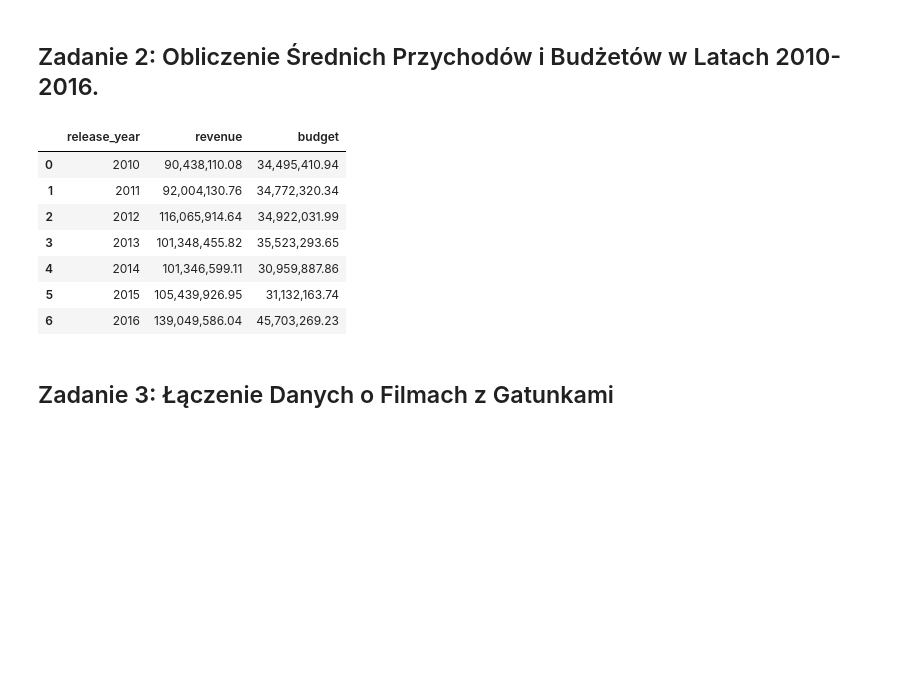
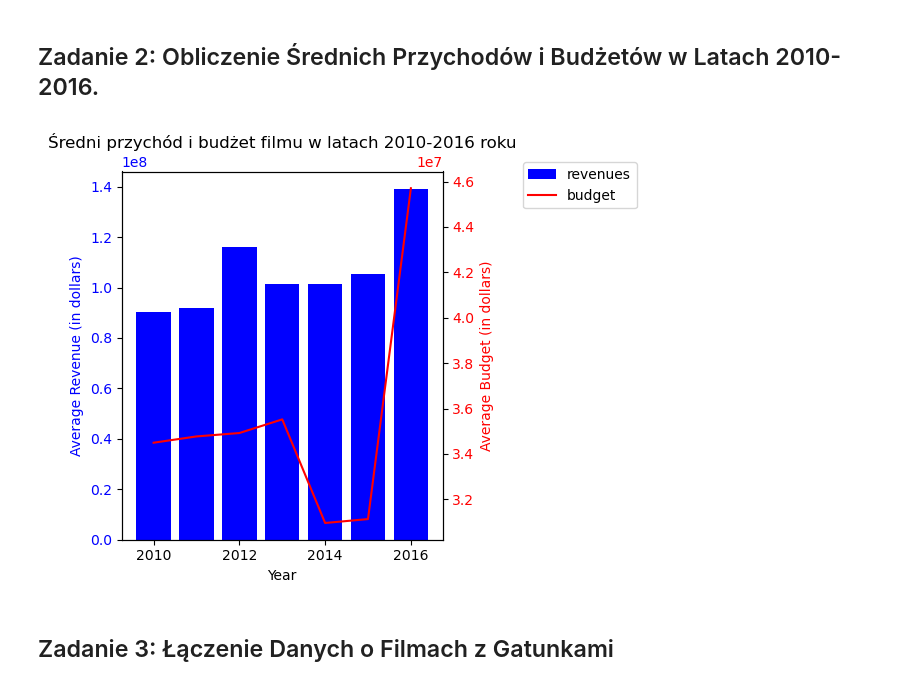
Before and after one commit to Maciejorynczak/Pandas, a Jupyter notebook: 9.1_wizualizacja.ipynb, the cells around one changed output. Cells and saved outputs as stored; diff of their text form; code cells hidden in the pictures; blank space fills up the shorter version.

Commit message:
dodanie wykresu zad2, oraz wywalienie błedu zad 5

```diff
--- a/9.1_wizualizacja.ipynb
+++ b/9.1_wizualizacja.ipynb
@@ -50,25 +50,39 @@ genres_data
 # %%
 
 grouped_data = movies_data[(movies_data['release_year'] >= 2010) & (movies_data['release_year'] <= 2016)]
 
 
 grouped_data = grouped_data.groupby('release_year').agg({'revenue': 'mean', 'budget': 'mean'}).reset_index()
 grouped_data['release_year'] = grouped_data['release_year'].astype(int)
 
 
 grouped_data['revenue'] = grouped_data['revenue'].apply(lambda x: f"{x:,.2f}")
 grouped_data['budget'] = grouped_data['budget'].apply(lambda x: f"{x:,.2f}")
 
-grouped_data
+fig, ax1 = plt.subplots()
+
+# Wykres słupkowy dla revenues
+revenue_bars = ax1.bar(grouped_data['release_year'], grouped_data['revenue'].str.replace(",", "").astype(float), color='blue', label='revenues')
+ax1.set_xlabel('Year')
+ax1.set_ylabel('Average Revenue (in dollars)', color='blue')
+ax1.tick_params(axis='y', labelcolor='blue')
+
+# Dodanie drugiej osi Y dla budget
+ax2 = ax1.twinx()
+budget_line, = ax2.plot(grouped_data['release_year'], grouped_data['budget'].str.replace(",", "").astype(float), color='red', label='budget')
+ax2.set_ylabel('Average Budget (in dollars)', color='red')
+ax2.tick_params(axis='y', labelcolor='red')
+
+plt.title('Średni przychód i budżet filmu w latach 2010-2016 roku')
+
+# Dodanie legendy, która zawiera zarówno słupki, jak i linię
+lines_labels = [revenue_bars, budget_line]
+ax1.legend(lines_labels, ['revenues', 'budget'], loc=(1.25, 0.9))
+
+fig.tight_layout()
+plt.show()
 # %% [output]
-|  | release_year | revenue | budget |
-| 0 | 2010 | 90,438,110.08 | 34,495,410.94 |
-| 1 | 2011 | 92,004,130.76 | 34,772,320.34 |
-| 2 | 2012 | 116,065,914.64 | 34,922,031.99 |
-| 3 | 2013 | 101,348,455.82 | 35,523,293.65 |
-| 4 | 2014 | 101,346,599.11 | 30,959,887.86 |
-| 5 | 2015 | 105,439,926.95 | 31,132,163.74 |
-| 6 | 2016 | 139,049,586.04 | 45,703,269.23 |
+[figure, added]
 # %% [markdown]
 ## Zadanie 3: Łączenie Danych o Filmach z Gatunkami
 # %%
```
Also changed, not shown: parts of 1 cell of this notebook.
